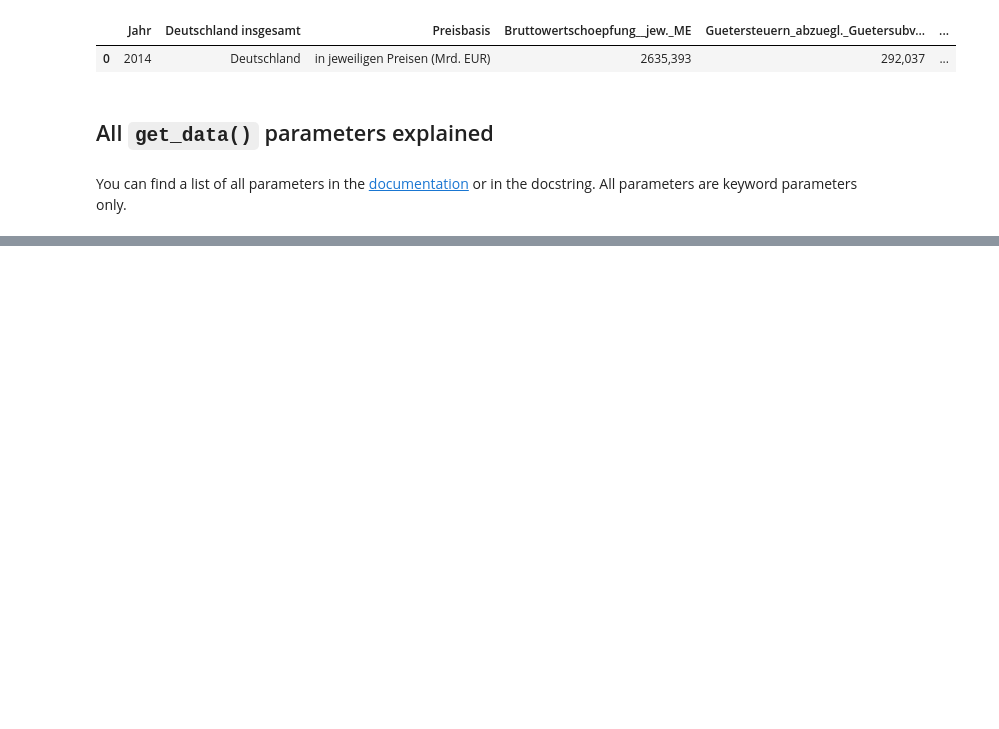
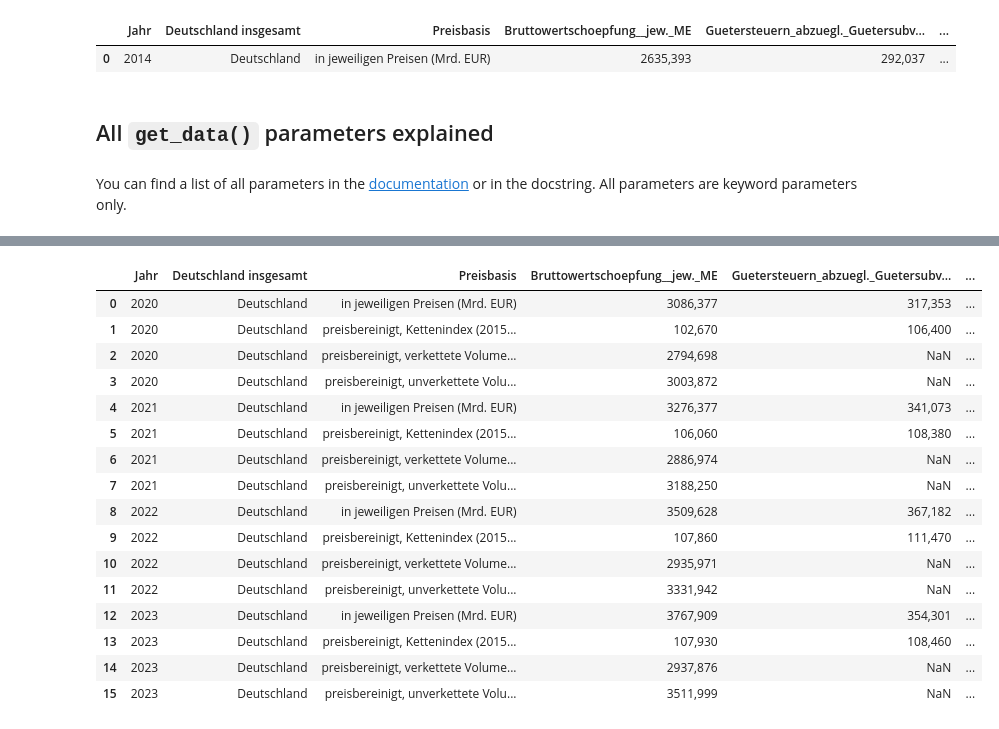
Before and after one commit to CorrelAid/pystatis, a Jupyter notebook: nb/01_table.ipynb, the cells around one changed output, grey strips where cells are left out. Saved outputs shown, nothing was run; the diff lists cells and outputs as text; code cells hidden in the pictures; blank space fills up the shorter version.

```diff
--- a/nb/01_table.ipynb
+++ b/nb/01_table.ipynb
@@ -144 +147,21 @@ t.get_data(startyear=2020)
 INFO:pystatis.http_helper:Code 0: erfolgreich
+# %%
+t.data
+# %% [output]
+|  | Jahr | Deutschland insgesamt | Preisbasis | Bruttowertschoepfung__jew._ME | Guetersteuern_abzuegl._Guetersubv... | ... |
+| 0 | 2020 | Deutschland | in jeweiligen Preisen (Mrd. EUR) | 3086,377 | 317,353 | ... |
+| 1 | 2020 | Deutschland | preisbereinigt, Kettenindex (2015... | 102,670 | 106,400 | ... |
+| 2 | 2020 | Deutschland | preisbereinigt, verkettete Volume... | 2794,698 | NaN | ... |
+| 3 | 2020 | Deutschland | preisbereinigt, unverkettete Volu... | 3003,872 | NaN | ... |
+| 4 | 2021 | Deutschland | in jeweiligen Preisen (Mrd. EUR) | 3276,377 | 341,073 | ... |
+| 5 | 2021 | Deutschland | preisbereinigt, Kettenindex (2015... | 106,060 | 108,380 | ... |
+| 6 | 2021 | Deutschland | preisbereinigt, verkettete Volume... | 2886,974 | NaN | ... |
+| 7 | 2021 | Deutschland | preisbereinigt, unverkettete Volu... | 3188,250 | NaN | ... |
+| 8 | 2022 | Deutschland | in jeweiligen Preisen (Mrd. EUR) | 3509,628 | 367,182 | ... |
+| 9 | 2022 | Deutschland | preisbereinigt, Kettenindex (2015... | 107,860 | 111,470 | ... |
+| 10 | 2022 | Deutschland | preisbereinigt, verkettete Volume... | 2935,971 | NaN | ... |
+| 11 | 2022 | Deutschland | preisbereinigt, unverkettete Volu... | 3331,942 | NaN | ... |
+| 12 | 2023 | Deutschland | in jeweiligen Preisen (Mrd. EUR) | 3767,909 | 354,301 | ... |
+| 13 | 2023 | Deutschland | preisbereinigt, Kettenindex (2015... | 107,930 | 108,460 | ... |
+| 14 | 2023 | Deutschland | preisbereinigt, verkettete Volume... | 2937,876 | NaN | ... |
+| 15 | 2023 | Deutschland | preisbereinigt, unverkettete Volu... | 3511,999 | NaN | ... |
```
Also changed, not shown: parts of 4 cells of this notebook.
